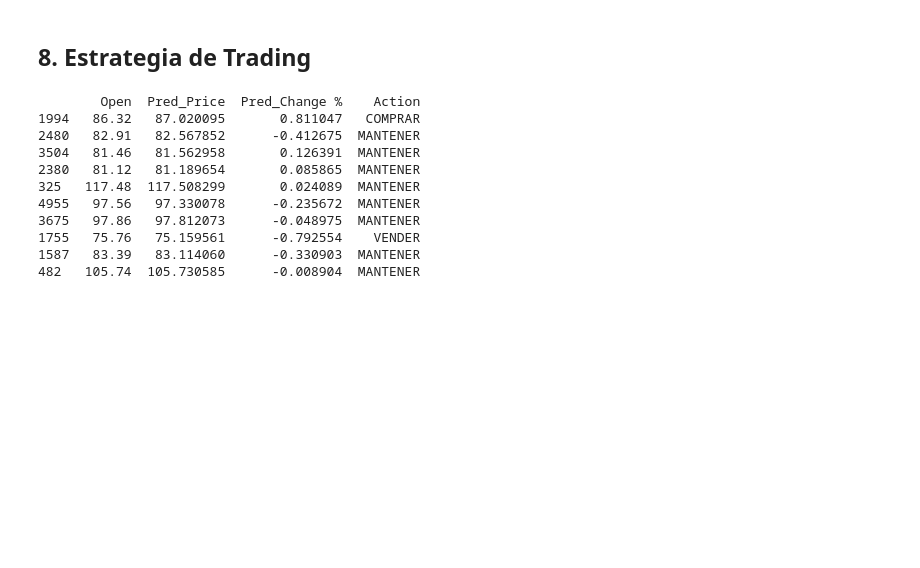
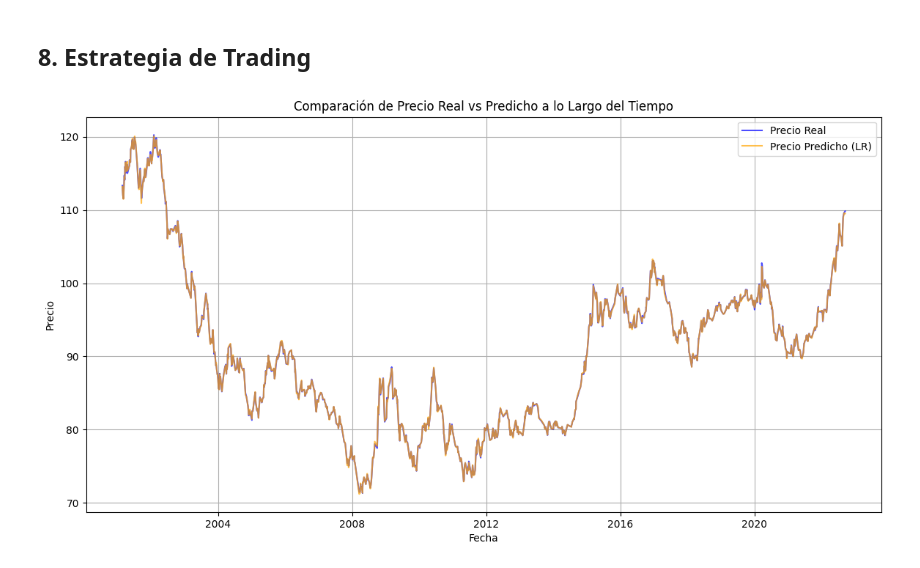
Before and after one commit to LuckyCaves/MineriaDatos, a Jupyter notebook: Proyecto.ipynb, the cells around one changed output. Drawn from its saved outputs; the diff is of its cells as text; code cells hidden in the pictures; blank space fills up the shorter version.

Commit message:
Graph added

```diff
--- a/Proyecto.ipynb
+++ b/Proyecto.ipynb
@@ -175,22 +175,36 @@ plt.show()
 # %% [markdown]
 ## 8. Estrategia de Trading
 # %%
+# df_test = X_test.copy()
+
+# df_test['Pred_Price'] = lr.predict(X_test)
+# df_test['Pred_Change %'] = (df_test['Pred_Price'] - df_test['Open']) / df_test['Open'] * 100
+# df_test['Action'] = np.where(df_test['Pred_Change %'] > 0.5, 'COMPRAR',
+#                             np.where(df_test['Pred_Change %'] < -0.5, 'VENDER', 'MANTENER'))
+
+# print(df_test[['Open', 'Pred_Price', 'Pred_Change %', 'Action']].head(10))
+
+
+# Crear un DataFrame para graficar
 df_test = X_test.copy()
-df_test['Pred_Price'] = lr.predict(X_test)
-df_test['Pred_Change %'] = (df_test['Pred_Price'] - df_test['Open']) / df_test['Open'] * 100
-df_test['Action'] = np.where(df_test['Pred_Change %'] > 0.5, 'COMPRAR',
-                            np.where(df_test['Pred_Change %'] < -0.5, 'VENDER', 'MANTENER'))
+df_test['Actual_Price'] = y_test.values
+df_test['Predicted_Price_LR'] = y_pred_lr
 
-print(df_test[['Open', 'Pred_Price', 'Pred_Change %', 'Action']].head(10))
+# Ordenar por fecha si es necesario
+df_test['Date'] = df.loc[df_test.index, 'Date']
+df_test = df_test.sort_values('Date')
+
+# df_test = df_test[df_test['yDate'] >= '2020-01-01']
+
+# Graficar
+plt.figure(figsize=(14, 7))
+plt.plot(df_test['Date'], df_test['Actual_Price'], label='Precio Real', color='blue', alpha=0.7)
+plt.plot(df_test['Date'], df_test['Predicted_Price_LR'], label='Precio Predicho (LR)', color='orange', alpha=0.7)
+plt.title('Comparación de Precio Real vs Predicho a lo Largo del Tiempo')
+plt.xlabel('Fecha')
+plt.ylabel('Precio')
+plt.legend()
+plt.grid()
+plt.show()
 # %% [output]
-        Open  Pred_Price  Pred_Change %    Action
-1994   86.32   87.020095       0.811047   COMPRAR
-2480   82.91   82.567852      -0.412675  MANTENER
-3504   81.46   81.562958       0.126391  MANTENER
-2380   81.12   81.189654       0.085865  MANTENER
-325   117.48  117.508299       0.024089  MANTENER
-4955   97.56   97.330078      -0.235672  MANTENER
-3675   97.86   97.812073      -0.048975  MANTENER
-1755   75.76   75.159561      -0.792554    VENDER
-1587   83.39   83.114060      -0.330903  MANTENER
-482   105.74  105.730585      -0.008904  MANTENER
+[figure, added]
```
